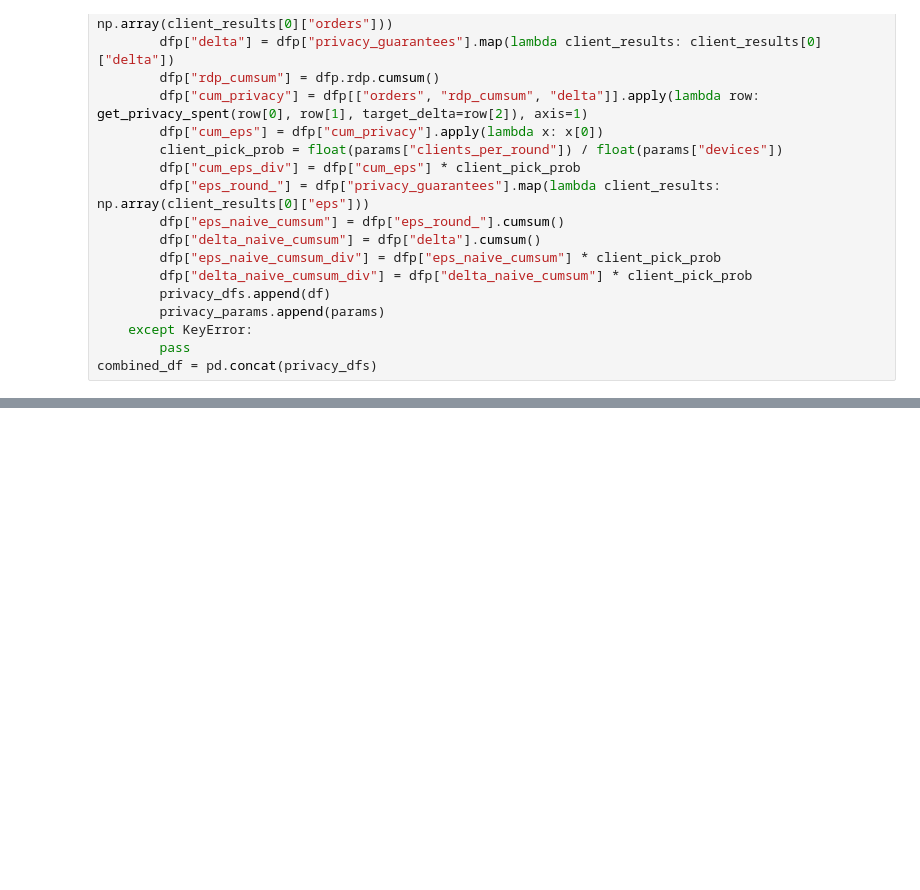
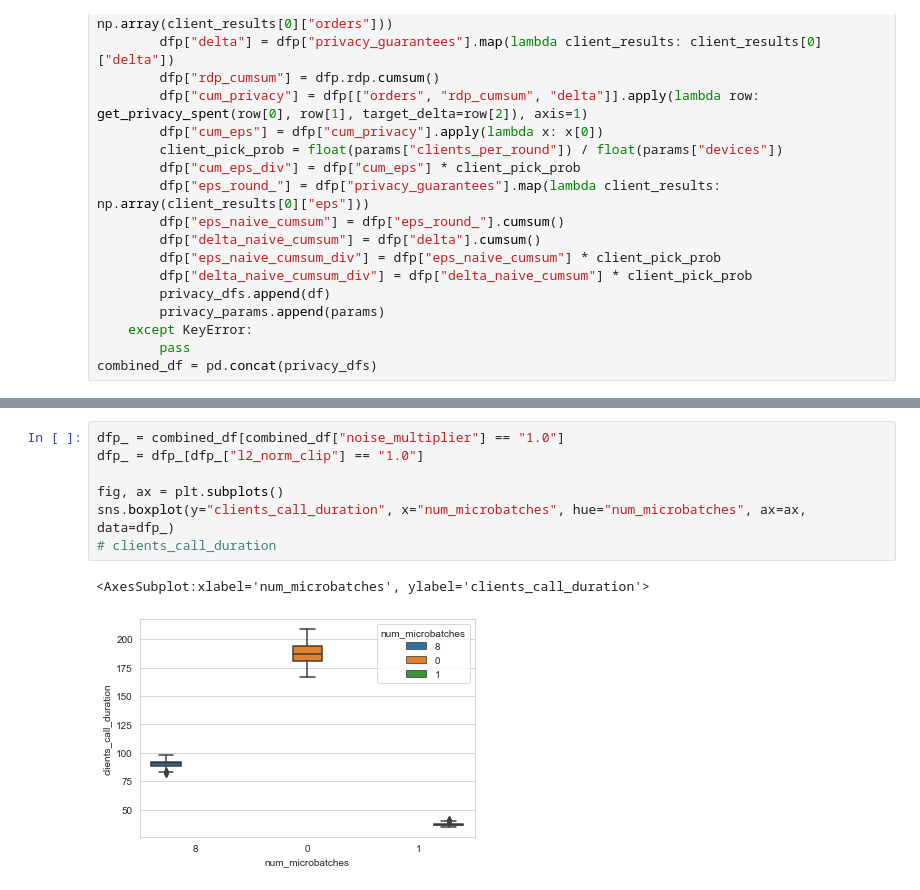
Before and after one commit to Serverless-Federated-Learning/FedLesScan, a Jupyter notebook: experiments/privacy/mnist-privacy-runs-plots.ipynb, the cells around one changed output, grey strips where cells are left out. Drawn from its saved outputs; the diff is of its cells as text; blank space fills up the shorter version.

```diff
--- a/experiments/privacy/mnist-privacy-runs-plots.ipynb
+++ b/experiments/privacy/mnist-privacy-runs-plots.ipynb
@@ -121,0 +165,10 @@ sns.lineplot(x="epoch", y="test_accuracy", ax=ax, data=dfp_, hue="num_microbatch
+# %%
+dfp_ = combined_df[combined_df["noise_multiplier"] == "1.0"]
+dfp_ = dfp_[dfp_["l2_norm_clip"] == "1.0"]
+
+fig, ax = plt.subplots()
+sns.boxplot(y="clients_call_duration", x="num_microbatches", hue="num_microbatches", ax=ax, data=dfp_)
+# clients_call_duration
+# %% [output]
+<AxesSubplot:xlabel='num_microbatches', ylabel='clients_call_duration'>
+[figure, added]
```
Also changed, not shown: parts of 10 cells of this notebook, 2 other files.
